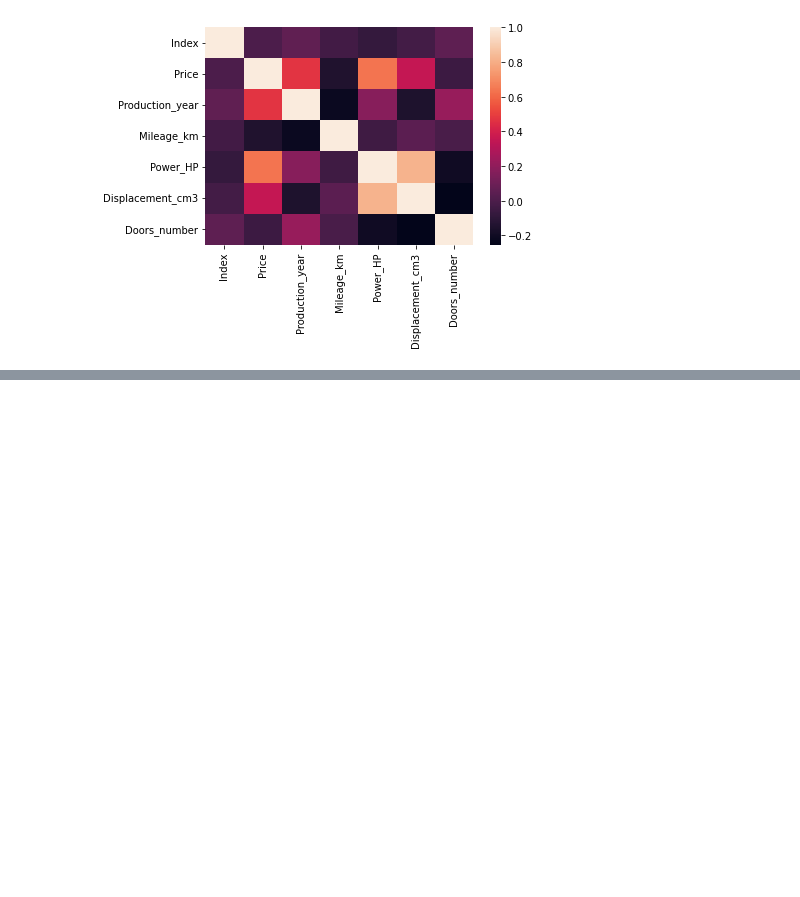
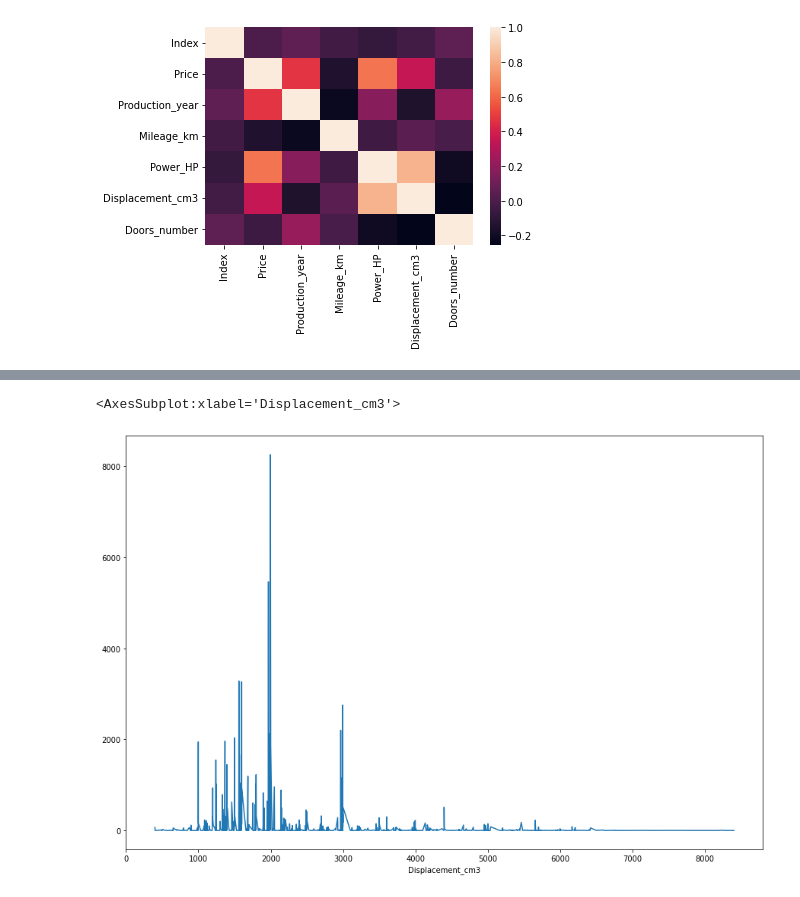
Before and after one commit to pawel200020/machine-learning-project, a Jupyter notebook: project.ipynb, the cells around one changed output, grey strips where cells are left out. Saved outputs shown, nothing was run; the diff lists cells and outputs as text; code cells hidden in the pictures; blank space fills up the shorter version.

```diff
--- a/project.ipynb
+++ b/project.ipynb
@@ -144,0 +150,5 @@ data.groupby('Price')['Index'].count().plot(figsize=(15,10))
+# %%
+data.groupby('Displacement_cm3')['Price'].count().plot(figsize=(15,10))
+# %% [output]
+<AxesSubplot:xlabel='Displacement_cm3'>
+[figure, added]
```
Also changed, not shown: parts of 4 cells of this notebook.
